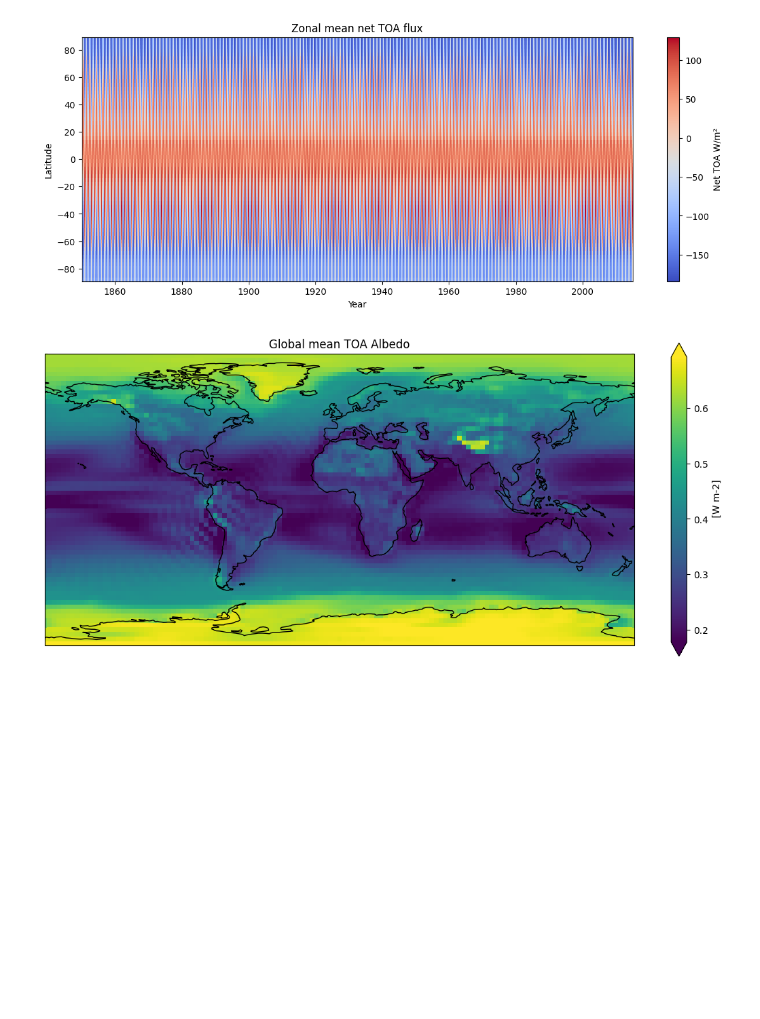
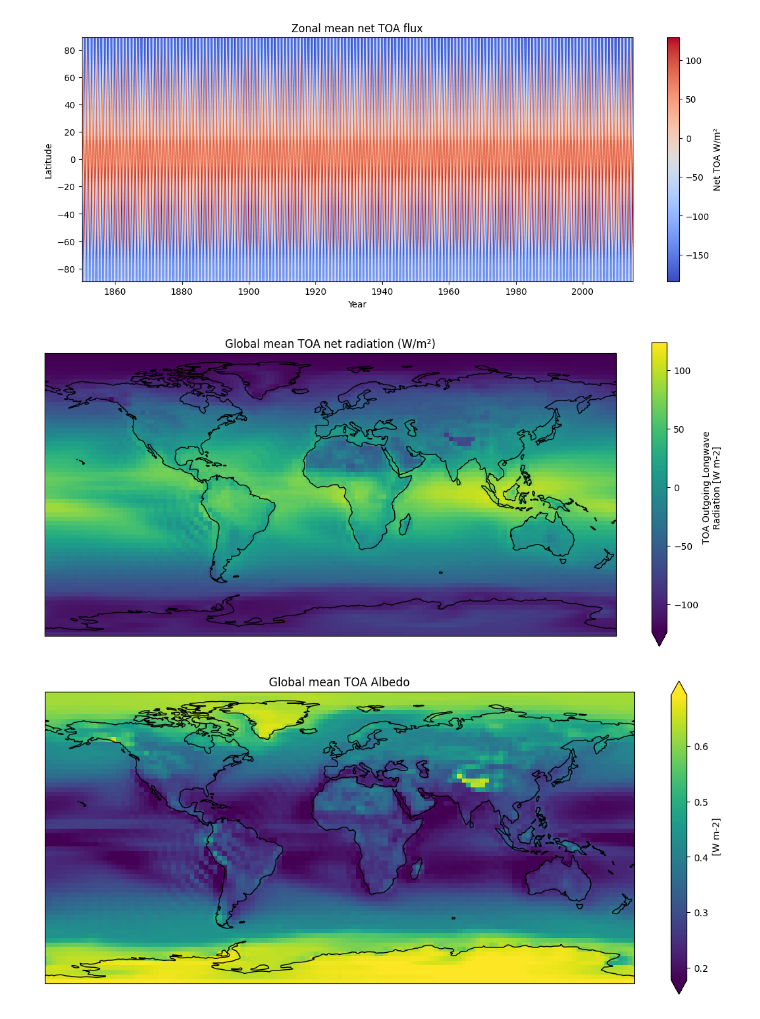
Before and after one commit to UW-MLGEO/Paleo_Climate_ML, a Jupyter notebook: code/rsdt_rsut_rlut.ipynb, the cells around one changed output. Cells and saved outputs as stored; diff of their text form; code cells hidden in the pictures; blank space fills up the shorter version.

```diff
--- a/code/rsdt_rsut_rlut.ipynb
+++ b/code/rsdt_rsut_rlut.ipynb
@@ -7,9 +7,9 @@ import xarray as xr
 import rioxarray as rxr
 import cartopy.crs as ccrs
 # %%
-rsdt = xr.open_dataset("/Users/filipnovak/Documents/ML_geosciences/CanESM5_hist_rsdt.nc")["rsdt"]
-rsut = xr.open_dataset("/Users/filipnovak/Documents/ML_geosciences/CanESM5_hist_rsut.nc")["rsut"]
-rlut = xr.open_dataset("/Users/filipnovak/Documents/ML_geosciences/CanESM5_hist_rlut.nc")["rlut"]
+rsdt = xr.open_dataset("../data/CanESM5_hist_rsdt.nc")["rsdt"]
+rsut = xr.open_dataset("../data/CanESM5_hist_rsut.nc")["rsut"]
+rlut = xr.open_dataset("../data/CanESM5_hist_rlut.nc")["rlut"]
 # %%
 # Align datasets if needed
 rsdt, rsut, rlut = xr.align(rsdt, rsut, rlut)
@@ -70,6 +90,32 @@ plt.title("Zonal mean net TOA flux")
 plt.show()
 # %% [output]
 [figure]
+# %%
+# Optional: mean over time (or choose a specific timestep)
+net_toa_time_mean = net_toa
+if "time" in net_toa_time_mean.dims:
+    net_toa_time_mean = net_toa_time_mean.mean(dim="time")  # shape: (member, lat, lon)
+
+# Optional: mean over ensemble members
+if "member" in net_toa_time_mean.dims:
+    net_toa_time_mean = net_toa_time_mean.mean(dim="member")  # shape: (lat, lon)
+
+# Plot global map
+fig = plt.figure(figsize=(14,6))
+ax = plt.axes(projection=ccrs.PlateCarree())
+ax.coastlines()
+net_toa_time_mean.plot(
+    ax=ax,
+    transform=ccrs.PlateCarree(),
+    cmap="viridis",
+    robust=True,
+    x="lon",
+    y="lat",
+)
+plt.title("Global mean TOA net radiation (W/m²)")
+plt.show()
+# %% [output]
+[figure, added]
 # %%
 # Compute TOA albedo
 albedo = rsut / rsdt  # element-wise division
```
Also changed, not shown: parts of 1 cell of this notebook, 1 other file.
